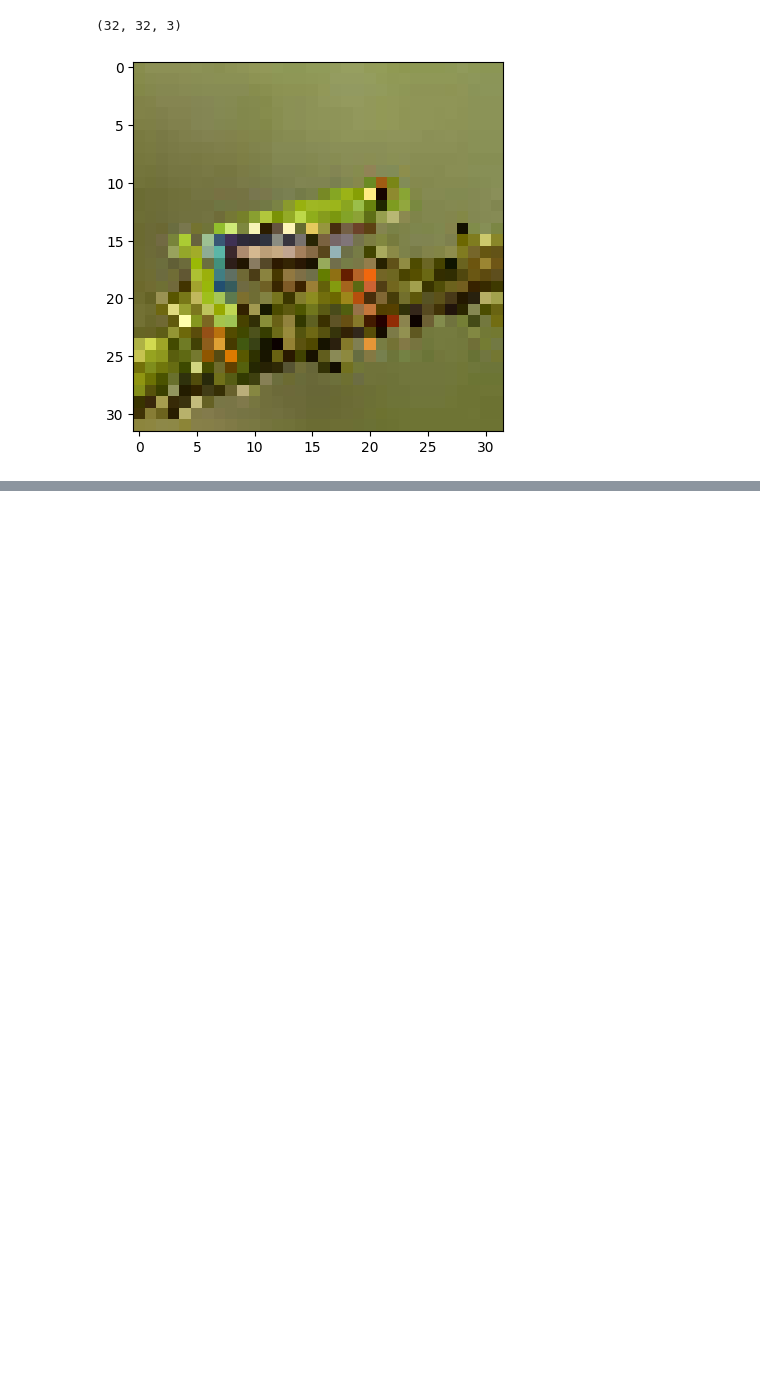
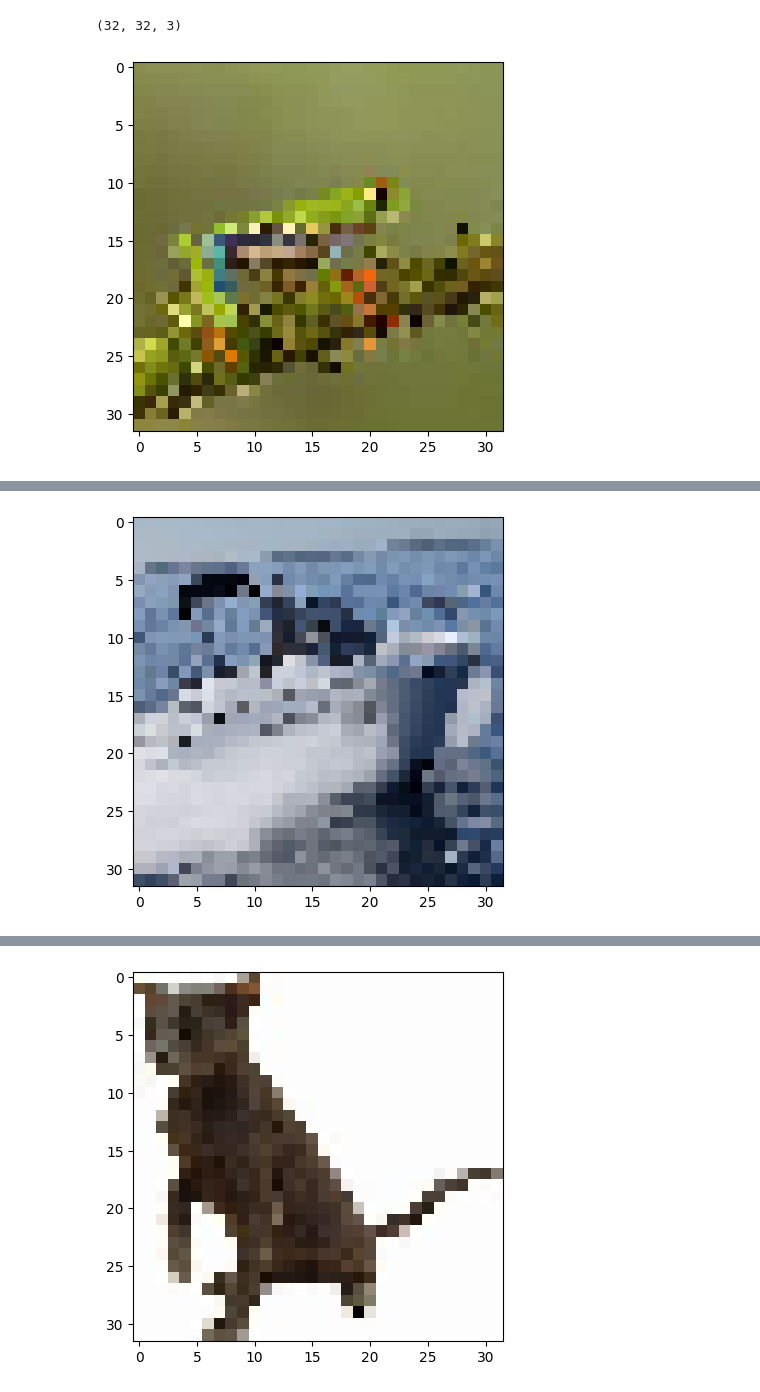
Before and after one commit to Jaorow/hyperLearn, a Jupyter notebook: make-model.ipynb, the cells around one changed output, grey strips where cells are left out. Drawn from its saved outputs; the diff is of its cells as text; code cells hidden in the pictures; blank space fills up the shorter version.

```diff
--- a/make-model.ipynb
+++ b/make-model.ipynb
@@ -237,4 +239,5 @@ def guess(filename):
 
     print(names[prediction])
 
-    plt.imshow(f)
+    # plt.imshow(f)
+    return f
@@ -246,0 +244,11 @@ frog
+# %%
+import os
+
+for filename in os.listdir():
+    # print(filename)
+    if filename[-3:] == "png":
+
+        img = guess(filename)
+        plt.imshow(img)
+        plt.show()
+# %% [output]
@@ -246,0 +257 @@ frog
+[figure, added]
@@ -246,0 +260 @@ frog
+[figure, added]
```
Also changed, not shown: parts of 6 cells of this notebook, 1 other file.
